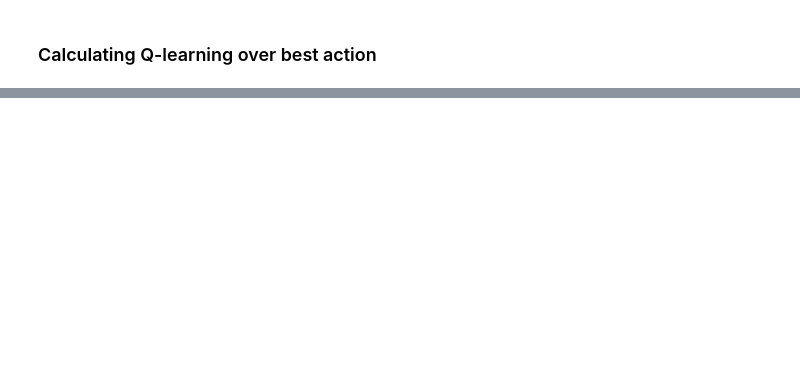
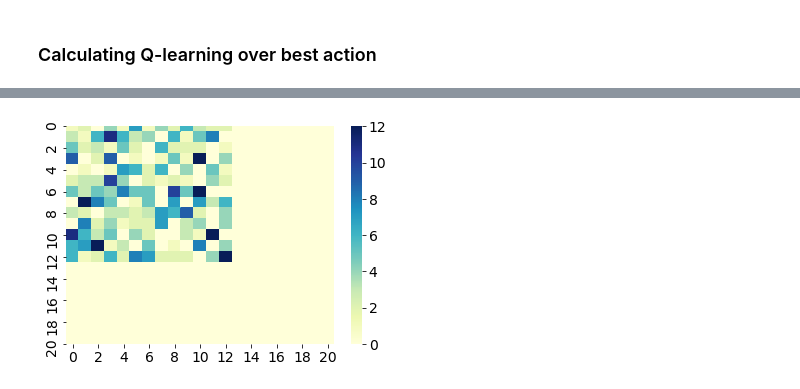
Before and after one commit to 12kleingordon34/RL-Exploration, a Jupyter notebook: vaccine_delivery/playground.ipynb, the cells around one changed output, grey strips where cells are left out. Saved outputs shown, nothing was run; the diff lists cells and outputs as text; code cells hidden in the pictures; blank space fills up the shorter version.

```diff
--- a/vaccine_delivery/playground.ipynb
+++ b/vaccine_delivery/playground.ipynb
@@ -240,0 +263,7 @@ Optimal Hyperparameter: 0.3
+# %%
+fig = sns.heatmap(
+    np.argmax(q_learning_agent.q, axis=-1),
+    cmap="YlGnBu",
+)
+# %% [output]
+[figure, added]
```
Also changed, not shown: parts of 32 cells of this notebook.
